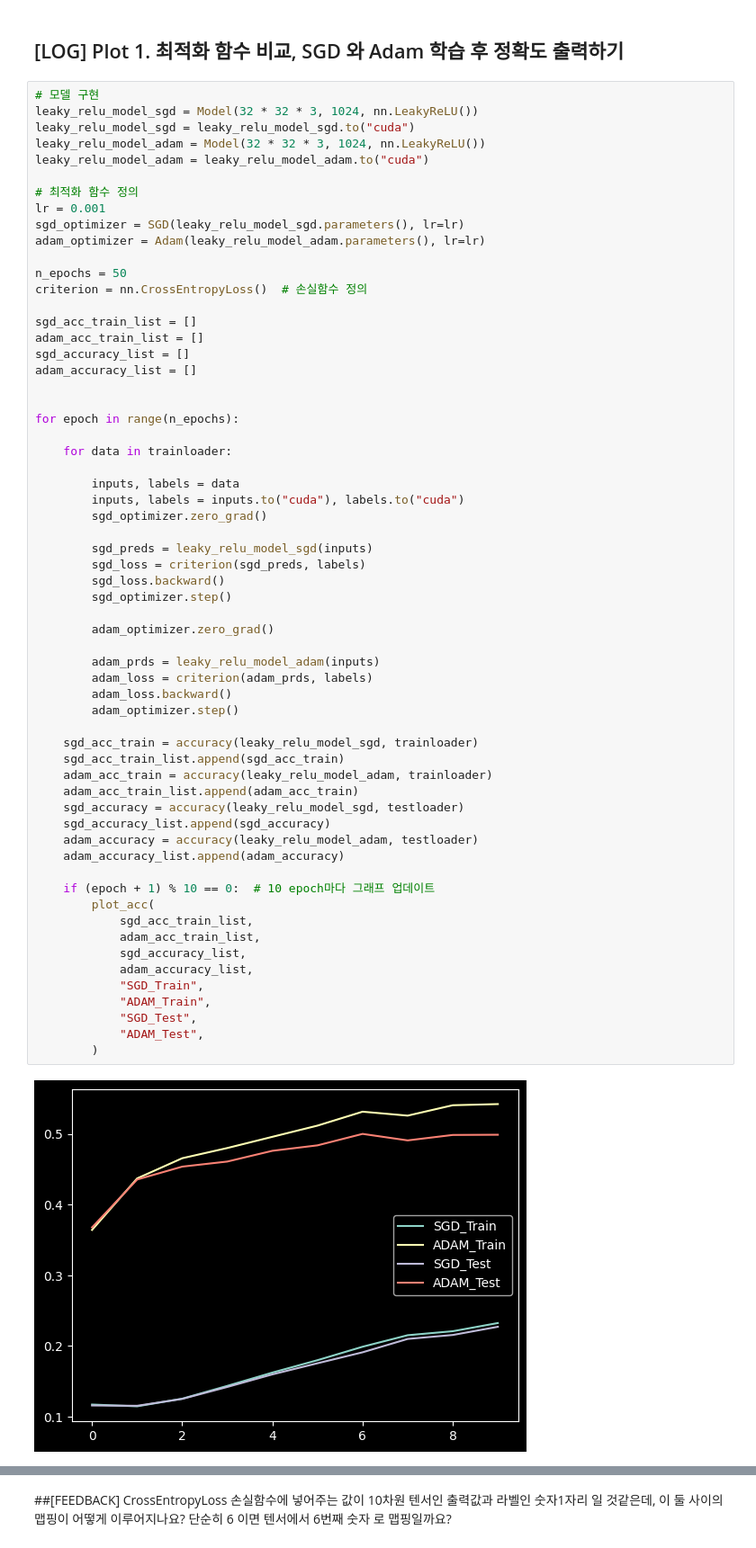
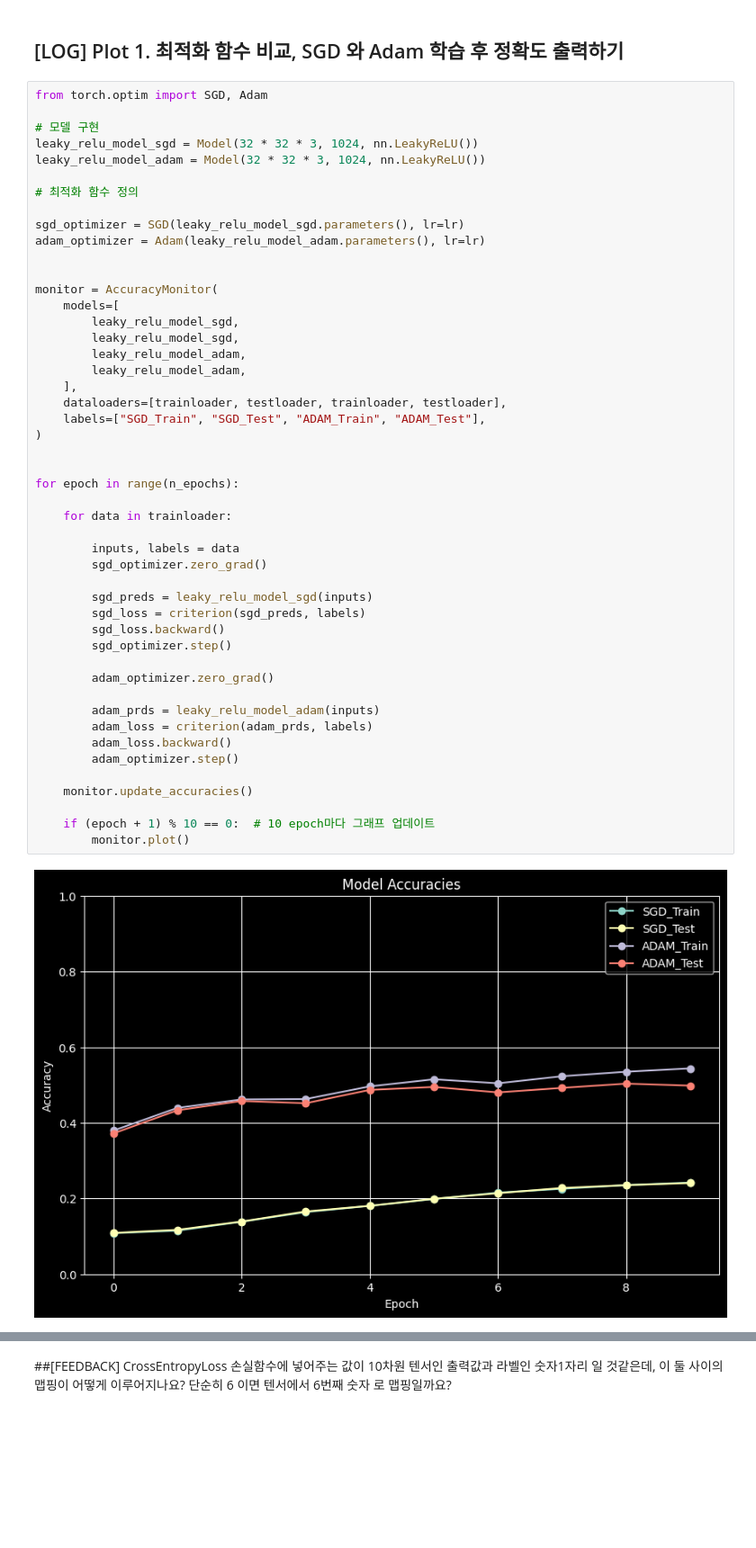
Before and after one commit to newh08/AI_Voyage, a Jupyter notebook: CIFAR10.ipynb, the cells around one changed output, grey strips where cells are left out. Shown at 90% size. Drawn from its saved outputs; the diff is of its cells as text; blank space fills up the shorter version.

```diff
--- a/CIFAR10.ipynb
+++ b/CIFAR10.ipynb
@@ -126,65 +171,52 @@ class Model(nn.Module):
 # %% [markdown]
 ## [LOG] Plot 1. 최적화 함수 비교, SGD 와 Adam 학습 후 정확도 출력하기
 # %%
+from torch.optim import SGD, Adam
+
 # 모델 구현
 leaky_relu_model_sgd = Model(32 * 32 * 3, 1024, nn.LeakyReLU())
-leaky_relu_model_sgd = leaky_relu_model_sgd.to("cuda")
 leaky_relu_model_adam = Model(32 * 32 * 3, 1024, nn.LeakyReLU())
-leaky_relu_model_adam = leaky_relu_model_adam.to("cuda")
 
 # 최적화 함수 정의
-lr = 0.001
+
 sgd_optimizer = SGD(leaky_relu_model_sgd.parameters(), lr=lr)
 adam_optimizer = Adam(leaky_relu_model_adam.parameters(), lr=lr)
 
-n_epochs = 50
-criterion = nn.CrossEntropyLoss()  # 손실함수 정의
 
-sgd_acc_train_list = []
-adam_acc_train_list = []
-sgd_accuracy_list = []
-adam_accuracy_list = []
+monitor = AccuracyMonitor(
+    models=[
+        leaky_relu_model_sgd,
+        leaky_relu_model_sgd,
+        leaky_relu_model_adam,
+        leaky_relu_model_adam,
+    ],
+    dataloaders=[trainloader, testloader, trainloader, testloader],
+    labels=["SGD_Train", "SGD_Test", "ADAM_Train", "ADAM_Test"],
+)
 
 
 for epoch in range(n_epochs):
 
     for data in trainloader:
 
         inputs, labels = data
-        inputs, labels = inputs.to("cuda"), labels.to("cuda")
         sgd_optimizer.zero_grad()
 
         sgd_preds = leaky_relu_model_sgd(inputs)
         sgd_loss = criterion(sgd_preds, labels)
         sgd_loss.backward()
         sgd_optimizer.step()
 
         adam_optimizer.zero_grad()
 
         adam_prds = leaky_relu_model_adam(inputs)
         adam_loss = criterion(adam_prds, labels)
         adam_loss.backward()
         adam_optimizer.step()
 
-    sgd_acc_train = accuracy(leaky_relu_model_sgd, trainloader)
-    sgd_acc_train_list.append(sgd_acc_train)
-    adam_acc_train = accuracy(leaky_relu_model_adam, trainloader)
-    adam_acc_train_list.append(adam_acc_train)
-    sgd_accuracy = accuracy(leaky_relu_model_sgd, testloader)
-    sgd_accuracy_list.append(sgd_accuracy)
-    adam_accuracy = accuracy(leaky_relu_model_adam, testloader)
-    adam_accuracy_list.append(adam_accuracy)
+    monitor.update_accuracies()
 
     if (epoch + 1) % 10 == 0:  # 10 epoch마다 그래프 업데이트
-        plot_acc(
-            sgd_acc_train_list,
-            adam_acc_train_list,
-            sgd_accuracy_list,
-            adam_accuracy_list,
-            "SGD_Train",
-            "ADAM_Train",
-            "SGD_Test",
-            "ADAM_Test",
-        )
+        monitor.plot()
 # %% [output]
-[figure, old version]
+[figure, new version]
```
Also changed, not shown: parts of 14 cells of this notebook.
